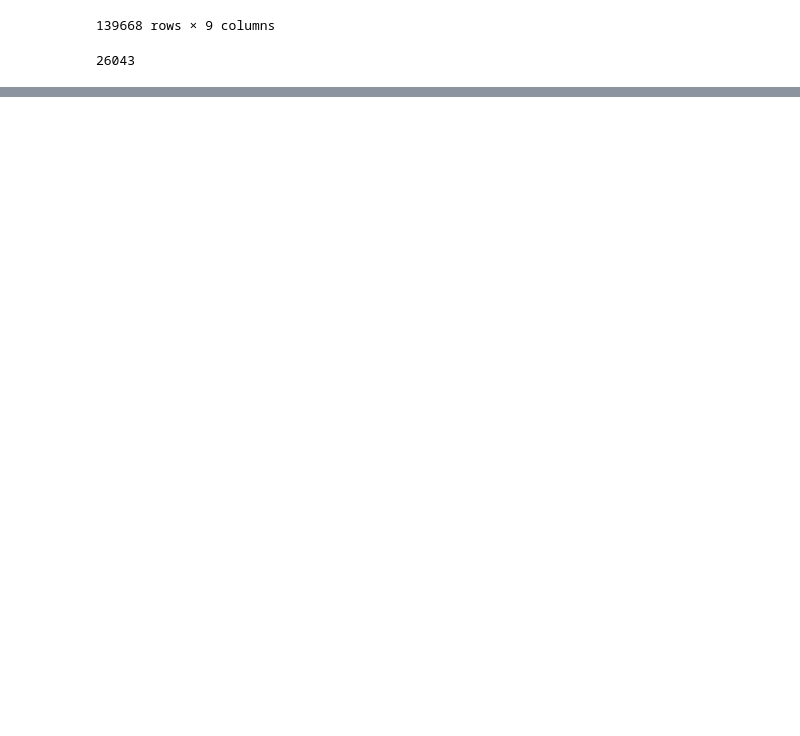
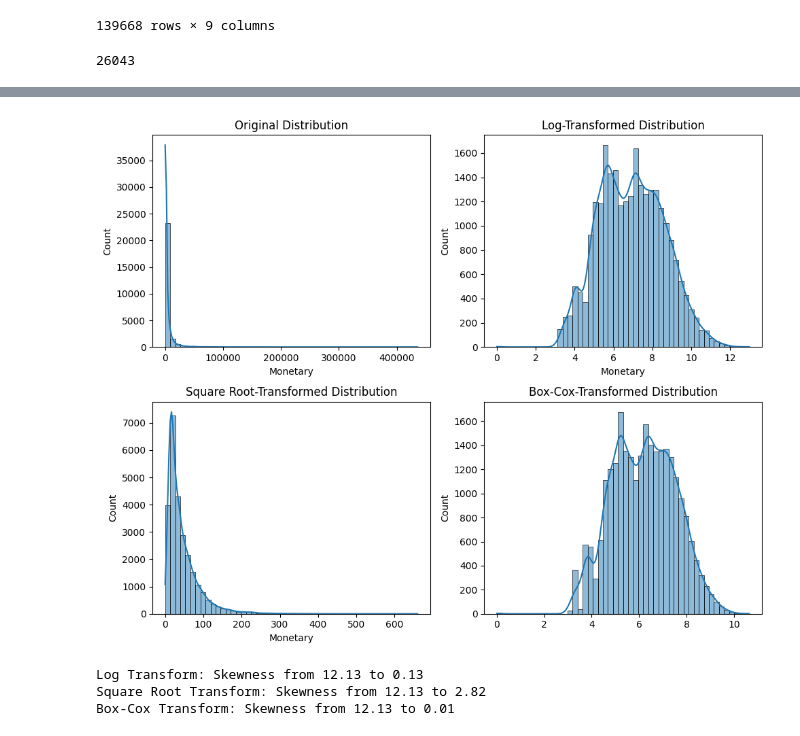
Before and after one commit to madhuqmar/rfm_recommendation_models, a Jupyter notebook: rfm_segmentation.ipynb, the cells around one changed output, grey strips where cells are left out. Drawn from its saved outputs; the diff is of its cells as text; code cells hidden in the pictures; blank space fills up the shorter version.

```diff
--- a/rfm_segmentation.ipynb
+++ b/rfm_segmentation.ipynb
@@ -311,0 +460,7 @@ len(sales_df)
+# %%
+analyze_skewness('Monetary')
+# %% [output]
+[figure, added]
+Log Transform: Skewness from 12.13 to 0.13
+Square Root Transform: Skewness from 12.13 to 2.82
+Box-Cox Transform: Skewness from 12.13 to 0.01
```
Also changed, not shown: parts of 80 cells of this notebook, 3 other files.
